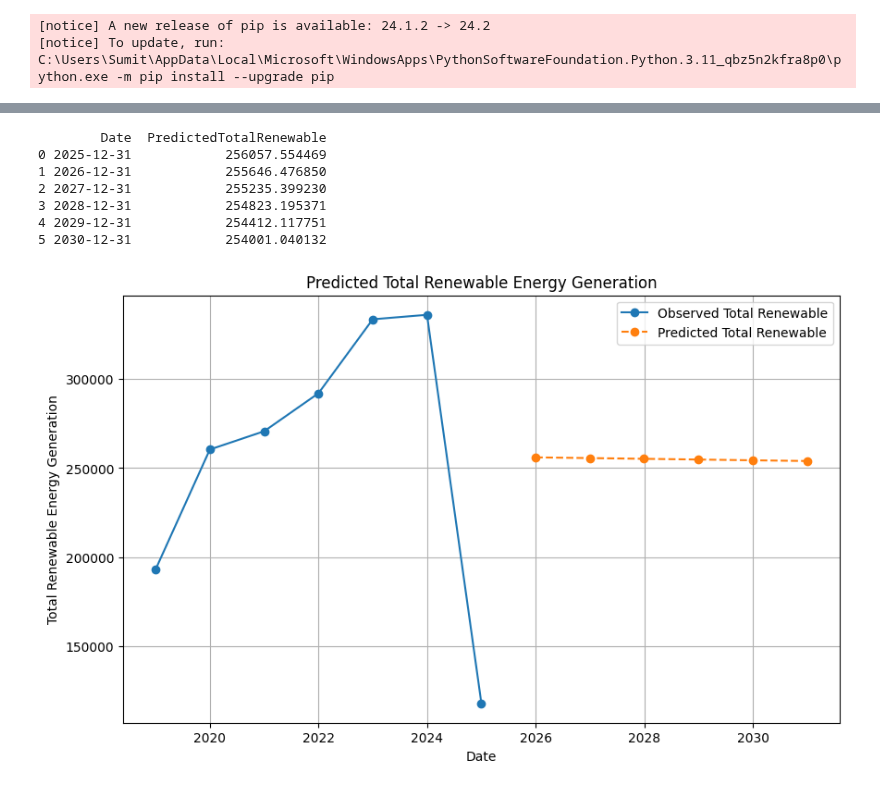
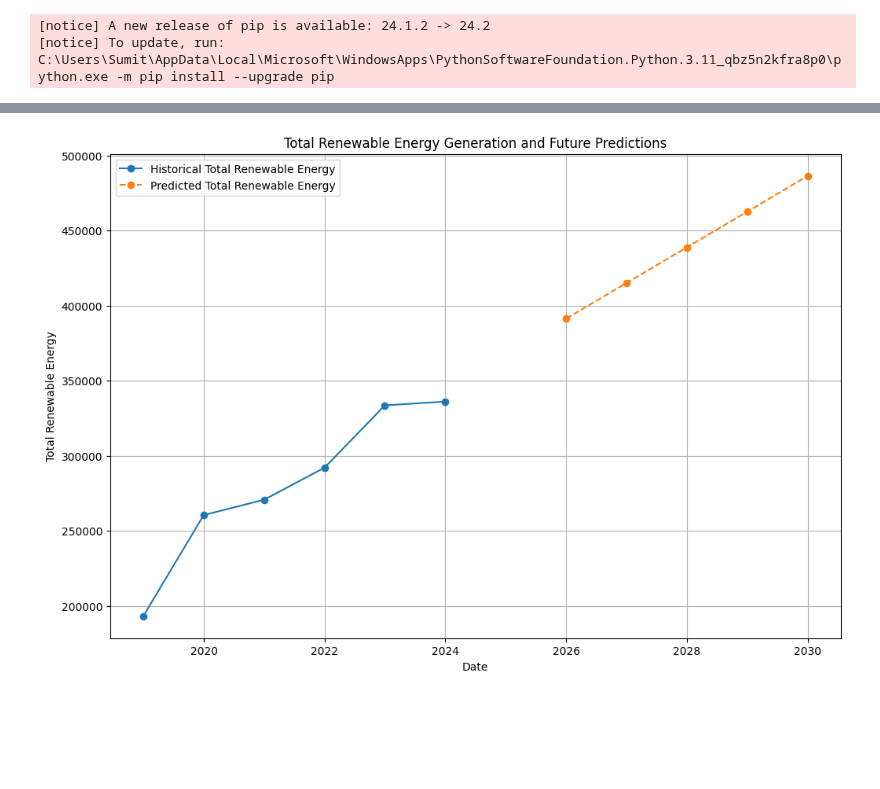
Before and after one commit to jayantxchauhan/India-Energy-Analytics-Model, a Jupyter notebook: PREDICTION_1.ipynb, the cells around one changed output, grey strips where cells are left out. Saved outputs shown, nothing was run; the diff lists cells and outputs as text; code cells hidden in the pictures; blank space fills up the shorter version.

```diff
--- a/PREDICTION_1.ipynb
+++ b/PREDICTION_1.ipynb
@@ -27,66 +53,61 @@ Note: you may need to restart the kernel to use updated packages.
 # %%
 import pandas as pd
 import numpy as np
+import matplotlib.pyplot as plt
 from sklearn.linear_model import LinearRegression
-import matplotlib.pyplot as plt
+from sklearn.model_selection import train_test_split
 
-# Data
+# Create a dictionary with the data
 data = {
     'Date': ['2018-12-31', '2019-12-31', '2020-12-31', '2021-12-31', '2022-12-31', '2023-12-31', '2024-12-31'],
     'SolarGen': [None, 43219.0000, 53054.0000, 65292.0000, 88956.0000, 105399.8670, 71647.3789],
     'WindGen': [56199.000, 57428.000, 53237.000, 64328.000, 69223.000, 79448.989, 46314.673],
     'HydroGen': [136905.00000, 159799.00000, 164436.00000, 162418.00000, 175381.00000, 151236.15665, None]
 }
 
 # Convert to DataFrame
 df = pd.DataFrame(data)
 
-# Convert the 'Date' column to datetime format
+# Remove data for the year 2024
+df = df[df['Date'] != '2024-12-31']
+
+# Convert 'Date' to datetime and then to numerical format (e.g., ordinal)
 df['Date'] = pd.to_datetime(df['Date'])
+df['Date_ordinal'] = df['Date'].apply(lambda x: x.toordinal())
 
-# Fill missing values in SolarGen and HydroGen with 0 (assuming missing values are 0)
-df = df.fillna(0)
+# Calculate the total renewable energy
+df['TotalRenewable'] = df[['SolarGen', 'WindGen', 'HydroGen']].sum(axis=1)
 
-# Calculate total renewable energy generation
-df['TotalRenewable'] = df['SolarGen'] + df['WindGen'] + df['HydroGen']
+# Prepare data for regression
+X = df[['Date_ordinal']]
+y = df['TotalRenewable']
 
-# Prepare the data for the model
-X = np.array((df['Date'] - df['Date'].min()).dt.days).reshape(-1, 1)
-y = df['TotalRenewable'].values
+# Split the data for training and testing
+X_train, X_test, y_train, y_test = train_test_split(X, y, test_size=0.2, random_state=42)
 
-# Train the linear regression model
+# Create and train the linear regression model
 model = LinearRegression()
-model.fit(X, y)
+model.fit(X_train, y_train)
 
 # Predict future values
-future_dates = pd.date_range('2025-12-31', '2030-12-31', freq='Y')
-future_X = np.array((future_dates - df['Date'].min()).days).reshape(-1, 1)
+future_dates = pd.date_range(start='2025-01-01', periods=5, freq='Y')
+future_dates_ordinal = future_dates.map(lambda x: x.toordinal())
+future_X = pd.DataFrame(future_dates_ordinal, columns=['Date_ordinal'])
 future_predictions = model.predict(future_X)
 
-# Print future predictions
-future_df = pd.DataFrame({'Date': future_dates, 'PredictedTotalRenewable': future_predictions})
-print(future_df)
+# Plot historical data
+plt.figure(figsize=(12, 8))
+plt.plot(df['Date'], df['TotalRenewable'], label='Historical Total Renewable Energy', marker='o')
 
-# Plot the results
-plt.figure(figsize=(10, 6))
-plt.plot(df['Date'], df['TotalRenewable'], label='Observed Total Renewable', marker='o')
-plt.plot(future_df['Date'], future_df['PredictedTotalRenewable'], label='Predicted Total Renewable', marker='o', linestyle='--')
+# Plot future predictions
+plt.plot(future_dates, future_predictions, label='Predicted Total Renewable Energy', linestyle='--', marker='o')
 
 # Add titles and labels
-plt.title('Predicted Total Renewable Energy Generation')
+plt.title('Total Renewable Energy Generation and Future Predictions')
 plt.xlabel('Date')
-plt.ylabel('Total Renewable Energy Generation')
+plt.ylabel('Total Renewable Energy')
 plt.legend()
-
-# Show the plot
 plt.grid(True)
 plt.show()
 # %% [output]
-        Date  PredictedTotalRenewable
-0 2025-12-31            256057.554469
-1 2026-12-31            255646.476850
-2 2027-12-31            255235.399230
-3 2028-12-31            254823.195371
-4 2029-12-31            254412.117751
-5 2030-12-31            254001.040132
-[figure, old version]
+[figure, new version]
```
Also changed, not shown: parts of 1 cell of this notebook.
